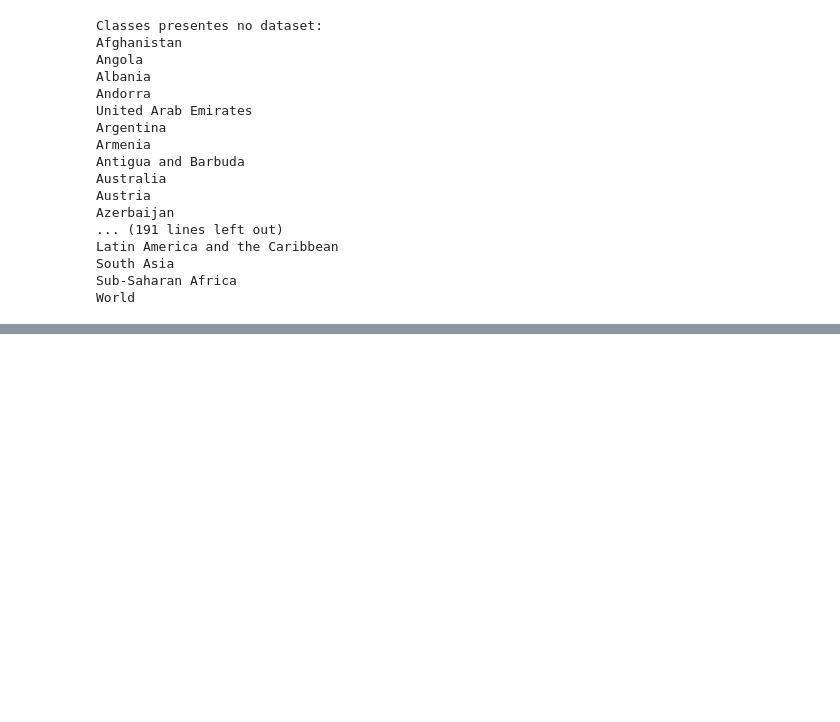
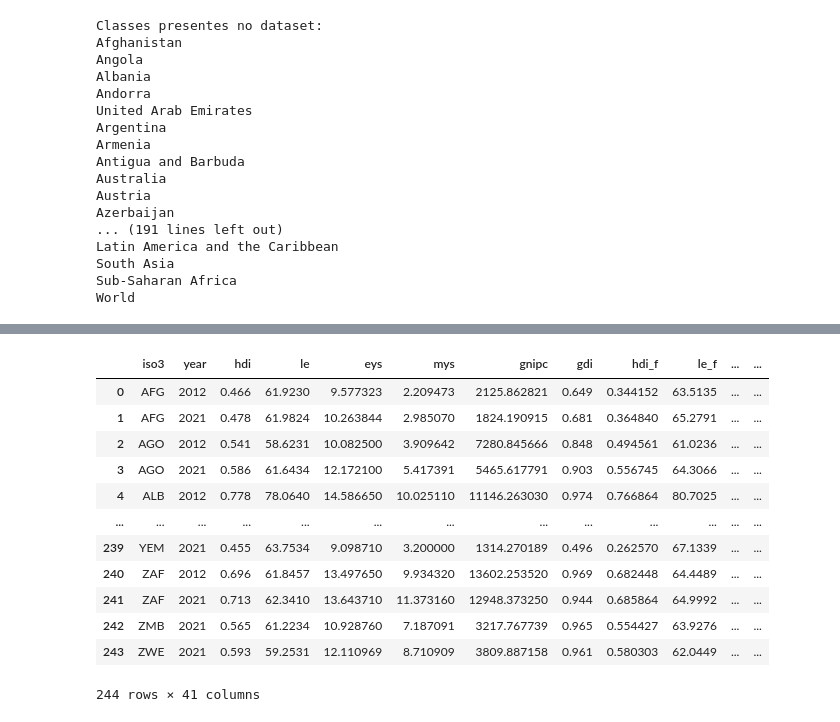
Before and after one commit to HITW-lewagon/HITW, a Jupyter notebook: raw_data.ipynb, the cells around one changed output, grey strips where cells are left out. Cells and saved outputs as stored; diff of their text form; code cells hidden in the pictures; blank space fills up the shorter version.

```diff
--- a/raw_data.ipynb
+++ b/raw_data.ipynb
@@ -93,6 +93,9 @@ South Asia
 Sub-Saharan Africa
 World
 # %%
-# Identificar como seria as chaves primárias (países?)
+# Identificar como seria as chaves primárias (países?) --> code e Iso3 como chaves primárias
 # fazer o Join
 #limpar os dados (identificar Nan e "")
+
+#Simplificando o vetor target
+y = y.drop(columns=['411773-annotations'])
@@ -98,0 +162,22 @@ World
+# %%
+# colocar os indicadores na lista de indicadores (o que tem mais valor?)
+# fazer um merge com y --> check no dataframe final
+# analisar exploratoria
+# limpar dados?
+
+X_y = X.merge(y,left_on=['iso3','year'],right_on=['Code','Year'], how= 'inner')
+X_y
+# %% [output]
+|  | iso3 | year | hdi | le | eys | mys | gnipc | gdi | hdi_f | le_f | ... | ... |
+| 0 | AFG | 2012 | 0.466 | 61.9230 | 9.577323 | 2.209473 | 2125.862821 | 0.649 | 0.344152 | 63.5135 | ... | ... |
+| 1 | AFG | 2021 | 0.478 | 61.9824 | 10.263844 | 2.985070 | 1824.190915 | 0.681 | 0.364840 | 65.2791 | ... | ... |
+| 2 | AGO | 2012 | 0.541 | 58.6231 | 10.082500 | 3.909642 | 7280.845666 | 0.848 | 0.494561 | 61.0236 | ... | ... |
+| 3 | AGO | 2021 | 0.586 | 61.6434 | 12.172100 | 5.417391 | 5465.617791 | 0.903 | 0.556745 | 64.3066 | ... | ... |
+| 4 | ALB | 2012 | 0.778 | 78.0640 | 14.586650 | 10.025110 | 11146.263030 | 0.974 | 0.766864 | 80.7025 | ... | ... |
+| ... | ... | ... | ... | ... | ... | ... | ... | ... | ... | ... | ... | ... |
+| 239 | YEM | 2021 | 0.455 | 63.7534 | 9.098710 | 3.200000 | 1314.270189 | 0.496 | 0.262570 | 67.1339 | ... | ... |
+| 240 | ZAF | 2012 | 0.696 | 61.8457 | 13.497650 | 9.934320 | 13602.253520 | 0.969 | 0.682448 | 64.4489 | ... | ... |
+| 241 | ZAF | 2021 | 0.713 | 62.3410 | 13.643710 | 11.373160 | 12948.373250 | 0.944 | 0.685864 | 64.9992 | ... | ... |
+| 242 | ZMB | 2021 | 0.565 | 61.2234 | 10.928760 | 7.187091 | 3217.767739 | 0.965 | 0.554427 | 63.9276 | ... | ... |
+| 243 | ZWE | 2021 | 0.593 | 59.2531 | 12.110969 | 8.710909 | 3809.887158 | 0.961 | 0.580303 | 62.0449 | ... | ... |
+244 rows × 41 columns
```
Also changed, not shown: parts of 6 cells of this notebook, 1 other file.
